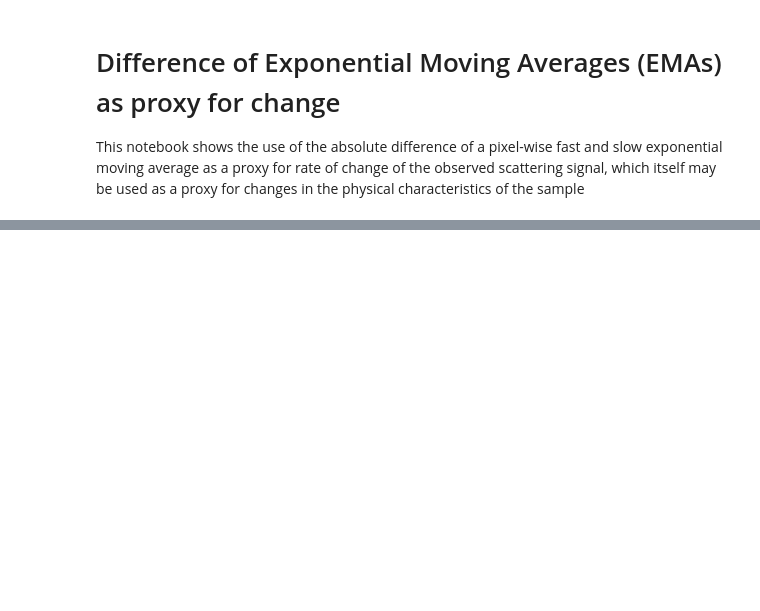
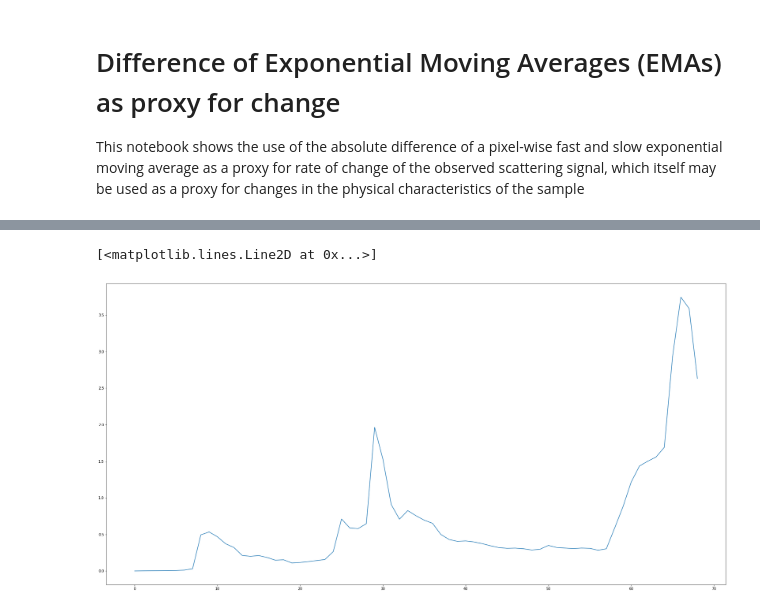
Before and after one commit to garryod/sample_degradation, a Jupyter notebook: notebooks/diff_ema.ipynb, the cells around one changed output, grey strips where cells are left out. Cells and saved outputs as stored; diff of their text form; code cells hidden in the pictures; blank space fills up the shorter version.

Commit message:
Replace plotly with matplotlib

```diff
--- a/notebooks/diff_ema.ipynb
+++ b/notebooks/diff_ema.ipynb
@@ -15,8 +15,8 @@ from sample_degradation.reading import map_frames, load_data
 FILE_PATH = "/dls/i22/data/2022/sm30693-1/i22-623617.nxs"
 FRAMES_KEY = "entry1/instrument/detector/data"
 
-FAST = 0.1
-SLOW = 0.01
+FAST = 0.4
+SLOW = 0.2
 # %%
 mask: ndarray[Tuple[int, int], bool_] = load_data(FILE_PATH, "entry1/instrument/detector/pixel_mask")
 # %%
@@ -34,5 +34,5 @@ metric: List[float] = []
 for frame in map_frames(FILE_PATH, FRAMES_KEY):
     masked_frame = masked_where(mask, frame)
     fast_ema = (1 - FAST) * fast_ema + FAST * frame
-    slow_ema = (1 - SLOW) * fast_ema + SLOW * frame
+    slow_ema = (1 - SLOW) * slow_ema + SLOW * frame
     metric.append(mean(abs(fast_ema - slow_ema)))
@@ -43,0 +39,6 @@ line(y=metric, log_y=False)
+# %%
+fig = figure(figsize=(32, 16))
+plot(metric)
+# %% [output]
+[<matplotlib.lines.Line2D at 0x...>]
+[figure, added]
```
Also changed, not shown: parts of 2 cells of this notebook, 2 other files.
